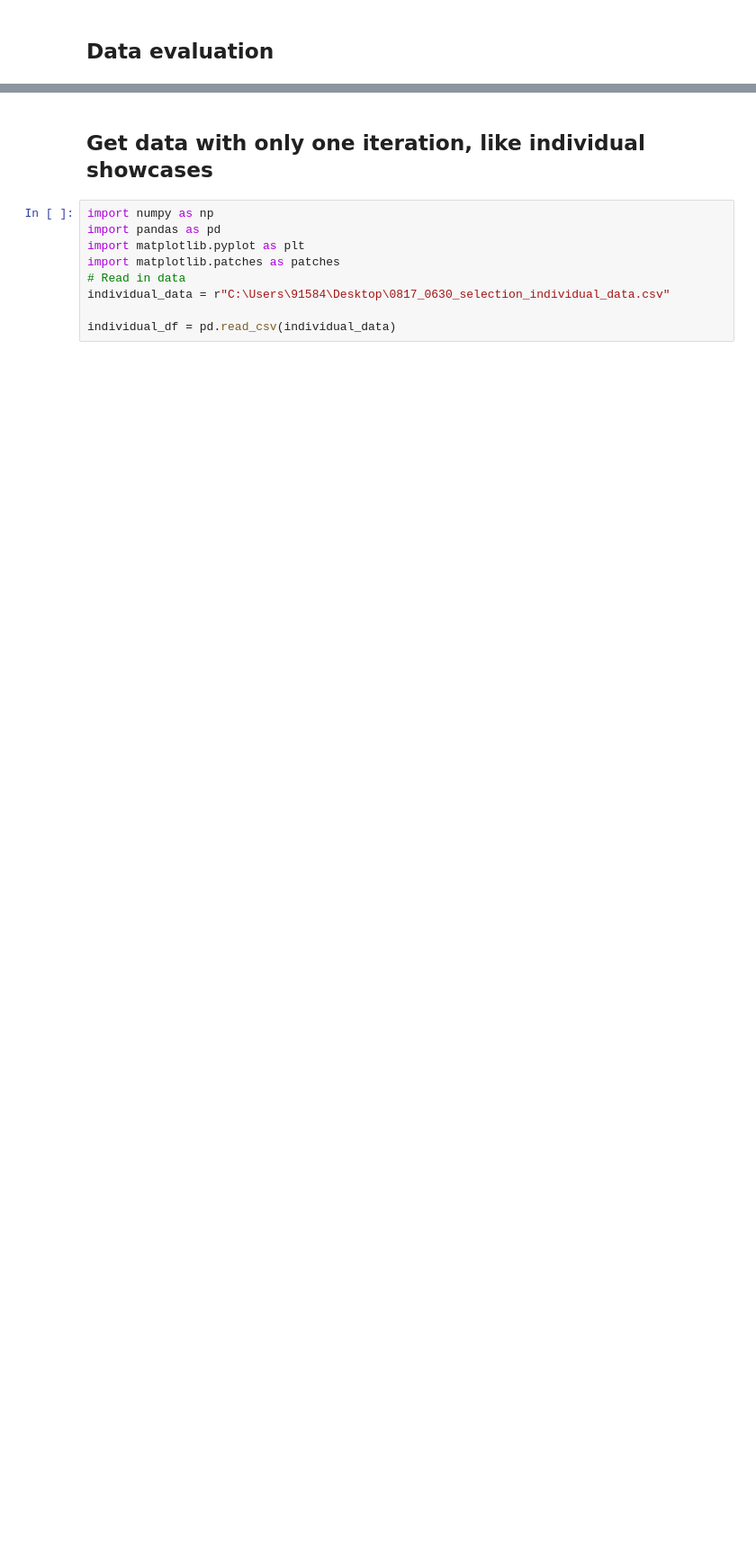
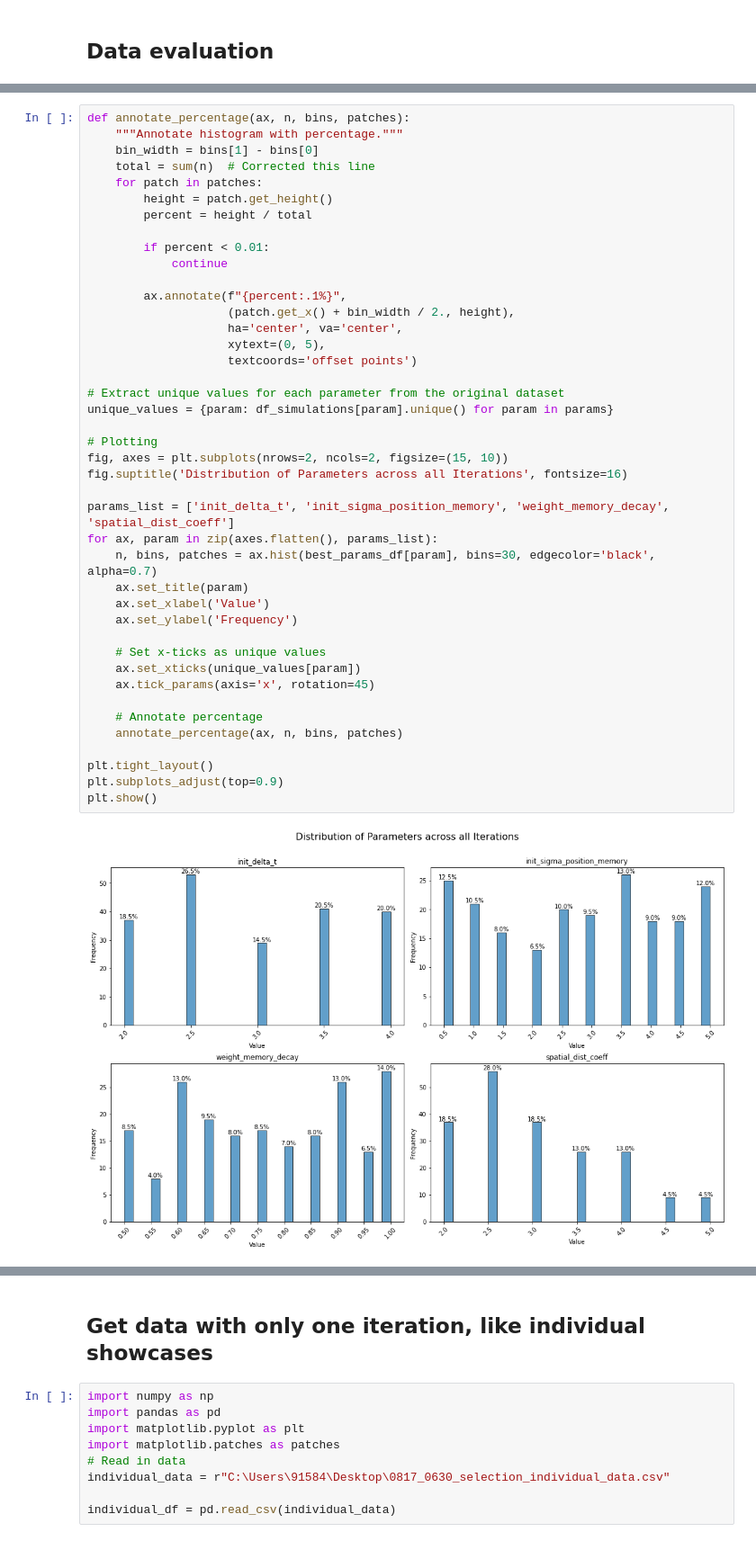
Before and after one commit to BaiYunpeng1949/heads-up-multitasker, a Jupyter notebook: huc/envs/mobile_reading/results/Grid Search.ipynb, the cells around one changed output, grey strips where cells are left out. Shown at 90% size. Cells and saved outputs as stored; diff of their text form; blank space fills up the shorter version.

```diff
--- a/huc/envs/mobile_reading/results/Grid Search.ipynb
+++ b/huc/envs/mobile_reading/results/Grid Search.ipynb
@@ -760,0 +876,44 @@ plt.show()
+# %%
+def annotate_percentage(ax, n, bins, patches):
+    """Annotate histogram with percentage."""
+    bin_width = bins[1] - bins[0]
+    total = sum(n)  # Corrected this line
+    for patch in patches:
+        height = patch.get_height()
+        percent = height / total
+
+        if percent < 0.01:
+            continue
+
+        ax.annotate(f"{percent:.1%}",
+                    (patch.get_x() + bin_width / 2., height),
+                    ha='center', va='center',
+                    xytext=(0, 5),
+                    textcoords='offset points')
+
+# Extract unique values for each parameter from the original dataset
+unique_values = {param: df_simulations[param].unique() for param in params}
+
+# Plotting
+fig, axes = plt.subplots(nrows=2, ncols=2, figsize=(15, 10))
+fig.suptitle('Distribution of Parameters across all Iterations', fontsize=16)
+
+params_list = ['init_delta_t', 'init_sigma_position_memory', 'weight_memory_decay', 'spatial_dist_coeff']
+for ax, param in zip(axes.flatten(), params_list):
+    n, bins, patches = ax.hist(best_params_df[param], bins=30, edgecolor='black', alpha=0.7)
+    ax.set_title(param)
+    ax.set_xlabel('Value')
+    ax.set_ylabel('Frequency')
+
+    # Set x-ticks as unique values
+    ax.set_xticks(unique_values[param])
+    ax.tick_params(axis='x', rotation=45)
+
+    # Annotate percentage
+    annotate_percentage(ax, n, bins, patches)
+
+plt.tight_layout()
+plt.subplots_adjust(top=0.9)
+plt.show()
+# %% [output]
+[figure, added]
```
Also changed, not shown: parts of 8 cells of this notebook, 3 other files.
